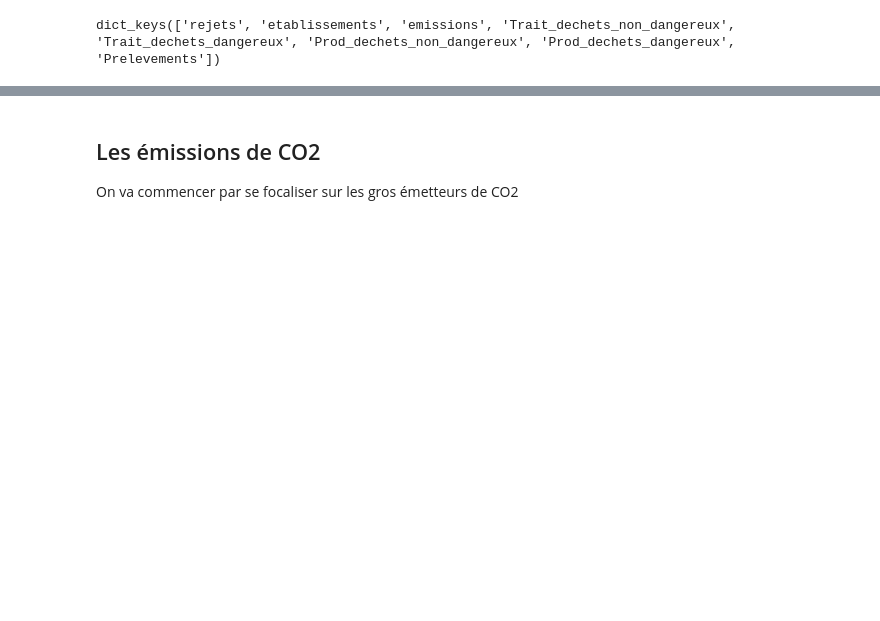
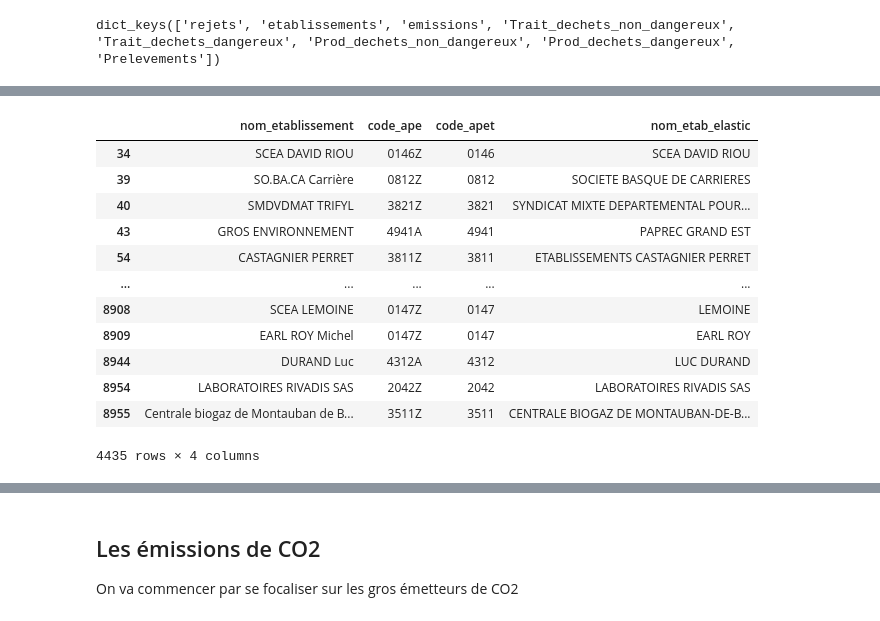
Before and after one commit to raphaeleadjerad/irep, a Jupyter notebook: notebooks/exploration.ipynb, the cells around one changed output, grey strips where cells are left out. Saved outputs shown, nothing was run; the diff lists cells and outputs as text; code cells hidden in the pictures; blank space fills up the shorter version.

```diff
--- a/notebooks/exploration.ipynb
+++ b/notebooks/exploration.ipynb
@@ -43,0 +68,16 @@ request_template_geo = '''{{
+# %%
+out.loc[df['match'], ['nom_etablissement',"code_ape", "code_apet", "nom_etab_elastic"]]
+# %% [output]
+|  | nom_etablissement | code_ape | code_apet | nom_etab_elastic |
+| 34 | SCEA DAVID RIOU | 0146Z | 0146 | SCEA DAVID RIOU |
+| 39 | SO.BA.CA Carrière | 0812Z | 0812 | SOCIETE BASQUE DE CARRIERES |
+| 40 | SMDVDMAT TRIFYL | 3821Z | 3821 | SYNDICAT MIXTE DEPARTEMENTAL POUR... |
+| 43 | GROS ENVIRONNEMENT | 4941A | 4941 | PAPREC GRAND EST |
+| 54 | CASTAGNIER PERRET | 3811Z | 3811 | ETABLISSEMENTS CASTAGNIER PERRET |
+| ... | ... | ... | ... | ... |
+| 8908 | SCEA LEMOINE | 0147Z | 0147 | LEMOINE |
+| 8909 | EARL ROY Michel | 0147Z | 0147 | EARL ROY |
+| 8944 | DURAND Luc | 4312A | 4312 | LUC DURAND |
+| 8954 | LABORATOIRES RIVADIS SAS | 2042Z | 2042 | LABORATOIRES RIVADIS SAS |
+| 8955 | Centrale biogaz de Montauban de B... | 3511Z | 3511 | CENTRALE BIOGAZ DE MONTAUBAN-DE-B... |
+4435 rows × 4 columns
```
Also changed, not shown: parts of 14 cells of this notebook, 1 other file.
